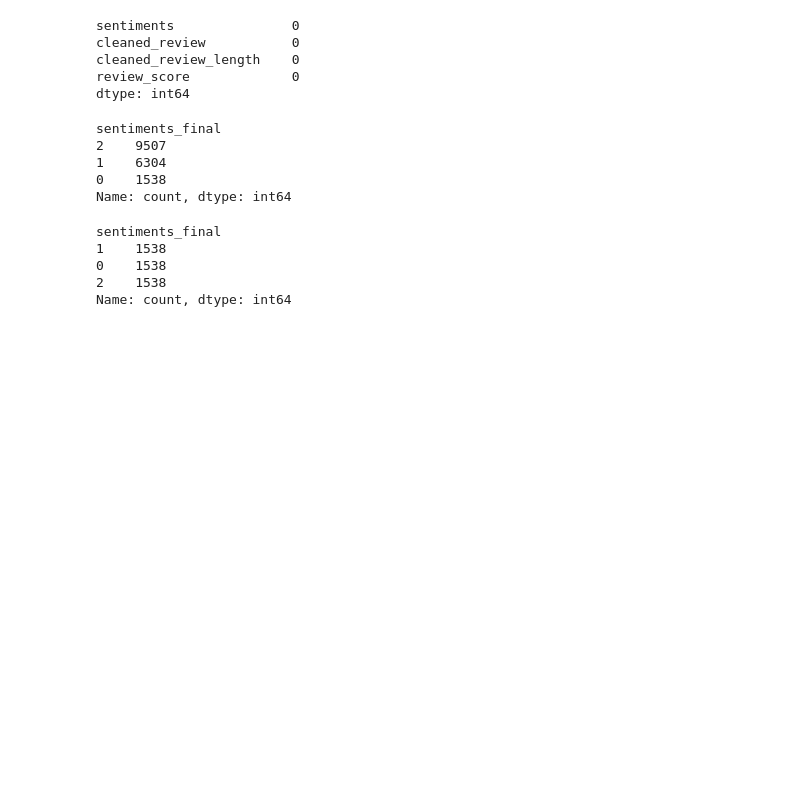
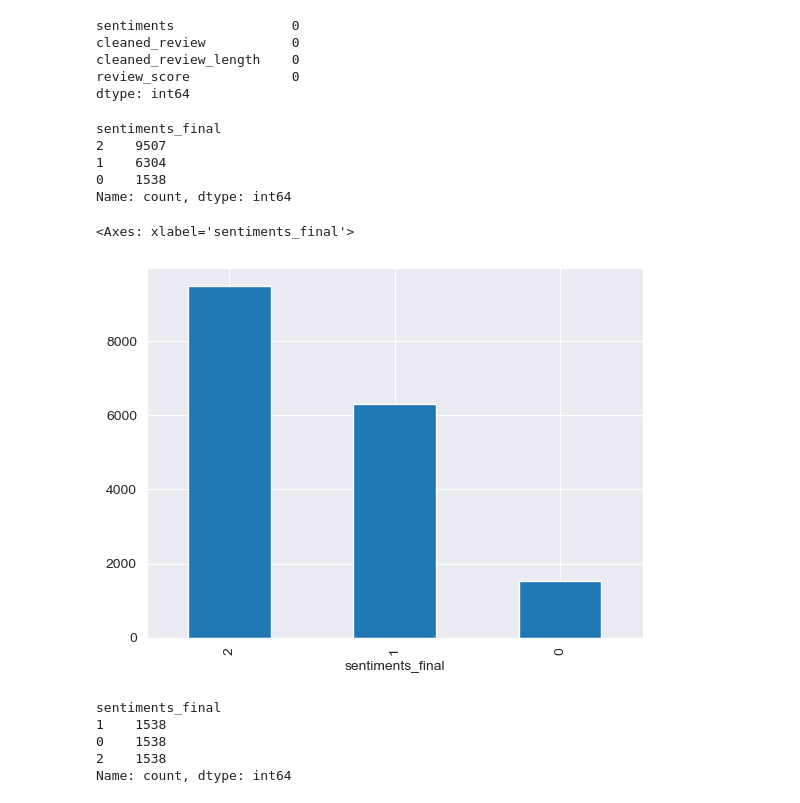
Before and after one commit to marcelo365/Analise_Sentimento_Avaliacoes_Produtos, a Jupyter notebook: pre_processamento_dataset_pequeno.ipynb, the cells around one changed output. Cells and saved outputs as stored; diff of their text form; code cells hidden in the pictures; blank space fills up the shorter version.

```diff
--- a/pre_processamento_dataset_pequeno.ipynb
+++ b/pre_processamento_dataset_pequeno.ipynb
@@ -185,6 +185,11 @@ sentiments_final
 1    6304
 0    1538
 Name: count, dtype: int64
+# %%
+df['sentiments_final'].value_counts().plot(kind='bar')
+# %% [output]
+<Axes: xlabel='sentiments_final'>
+[figure, added]
 # %%
 # Descobrir tamanho da menor classe
 min_class_size = df['sentiments_final'].value_counts().min()
```
Also changed, not shown: parts of 1 cell of this notebook.
